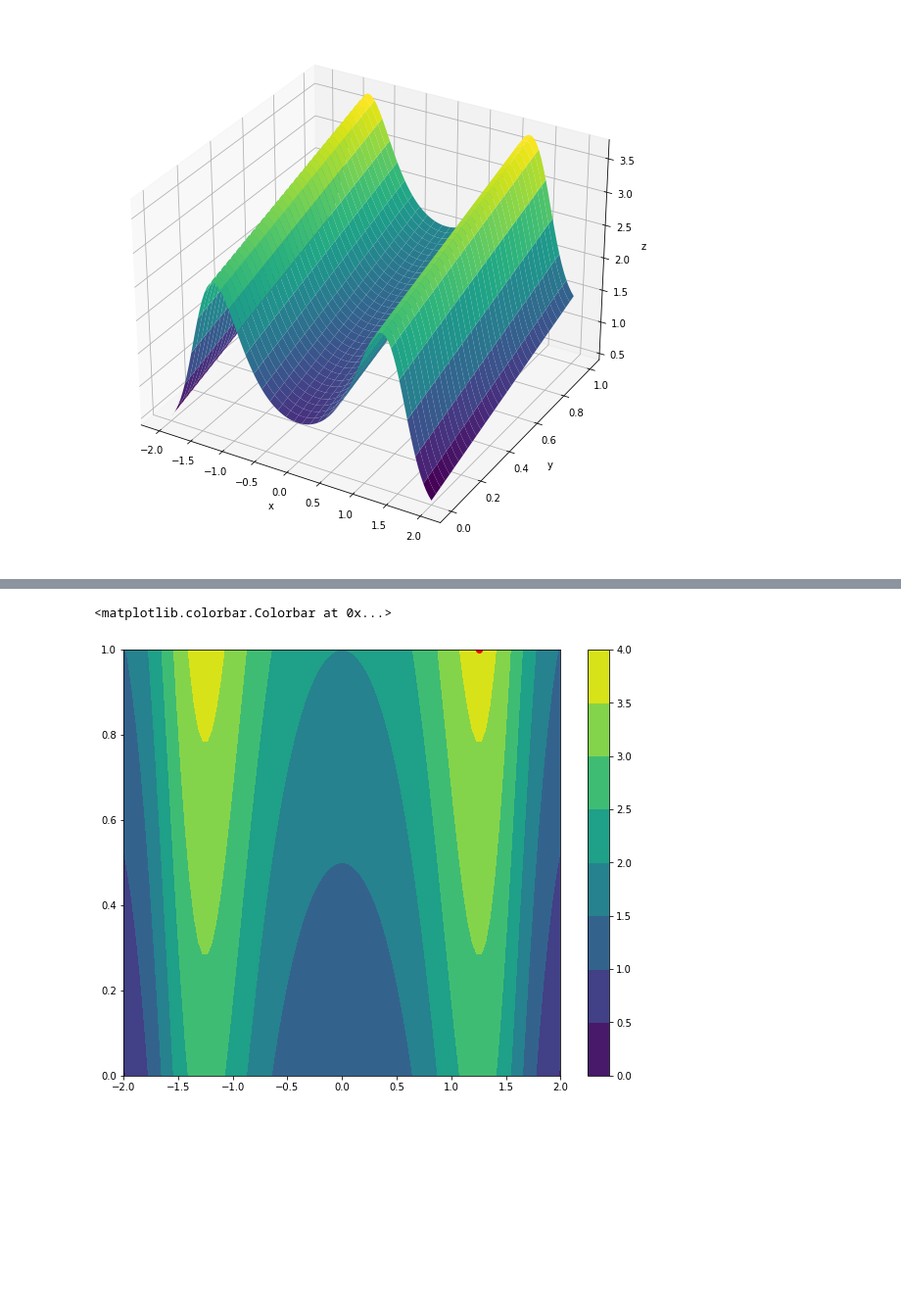
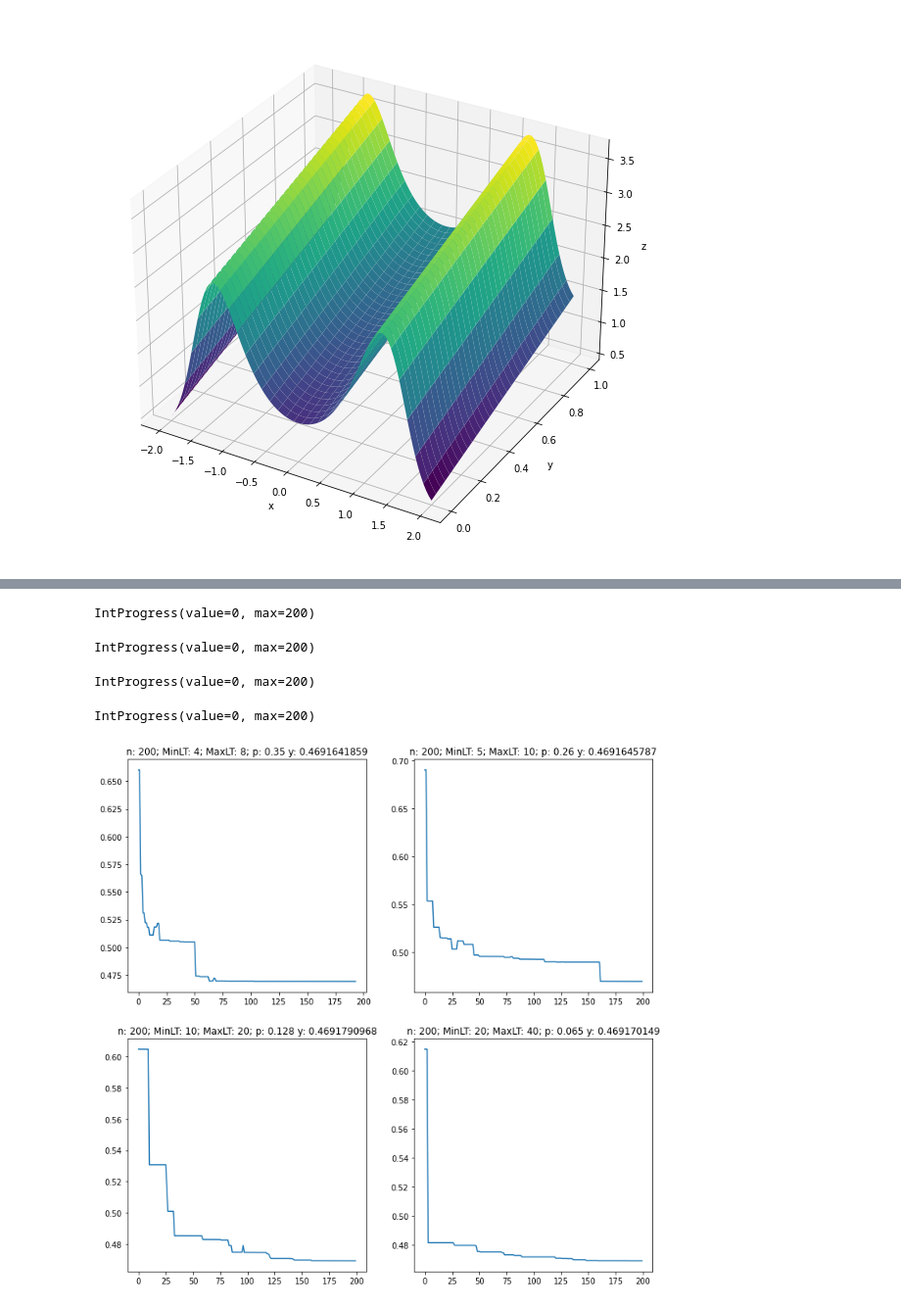
Before and after one commit to vseredovych/genetic-algorithms, a Jupyter notebook: multi-dim-ga/multidim-3-function-max.ipynb, the cells around one changed output, grey strips where cells are left out. Shown at 98% size. Saved outputs shown, nothing was run; the diff lists cells and outputs as text; code cells hidden in the pictures; blank space fills up the shorter version.

```diff
--- a/multi-dim-ga/multidim-3-function-max.ipynb
+++ b/multi-dim-ga/multidim-3-function-max.ipynb
@@ -72,9 +75,35 @@ plt.show()
-# %%
-fig = plt.figure(figsize=(10,8))
-ax = fig.add_subplot(1, 1, 1)
-ax.plot(x[0], x[1], "or")
-plt.contourf(xx, yy, zz)
-plt.colorbar()
-# %% [output]
-<matplotlib.colorbar.Colorbar at 0x...>
-[figure, removed]
+# %%
+fig, axs = plt.subplots(nrows=2, ncols=2, figsize=(12, 12))
+axs_ = axs.ravel()
+
+args = {
+  "n":              [200, 200,  200,   200    ],
+  "min_lifetime":   [4,    5,    10,    20,   ],
+  "max_lifetime":   [8,    10,   20,    40,   ],
+  "reproduction_p": [0.35, 0.26, 0.128, 0.065, ]
+}
+
+
+for i in range(len(args["reproduction_p"])):
+  x, y = multi_dim_ga.solve(f,
+                         intervals=intervals,
+                         h=h,
+                         n=args["n"][i],
+                         tournament_n=tournament_n,
+                         mutation_p=mutation_p,
+                         crossover_p=crossover_p,
+                         max_iter=max_iter,
+                         max_no_conv_iter=max_no_conv_iter,
+                         min_lifetime=args["min_lifetime"][i],
+                         max_lifetime=args["max_lifetime"][i],
+                         reproduction_p=args["reproduction_p"][i],
+                         max_problem=False)
+
+  axs_[i].plot(multi_dim_ga.history)
+  axs_[i].title.set_text(f'n: {args["n"][i]}; MinLT: {args["min_lifetime"][i]}; MaxLT: {args["max_lifetime"][i]}; p: {args["reproduction_p"][i]} y: {np.round(y, 10)}')
+# %% [output]
+IntProgress(value=0, max=200)
+IntProgress(value=0, max=200)
+IntProgress(value=0, max=200)
+IntProgress(value=0, max=200)
+[figure, added]
```
Also changed, not shown: parts of 3 cells of this notebook, 4 other files.
